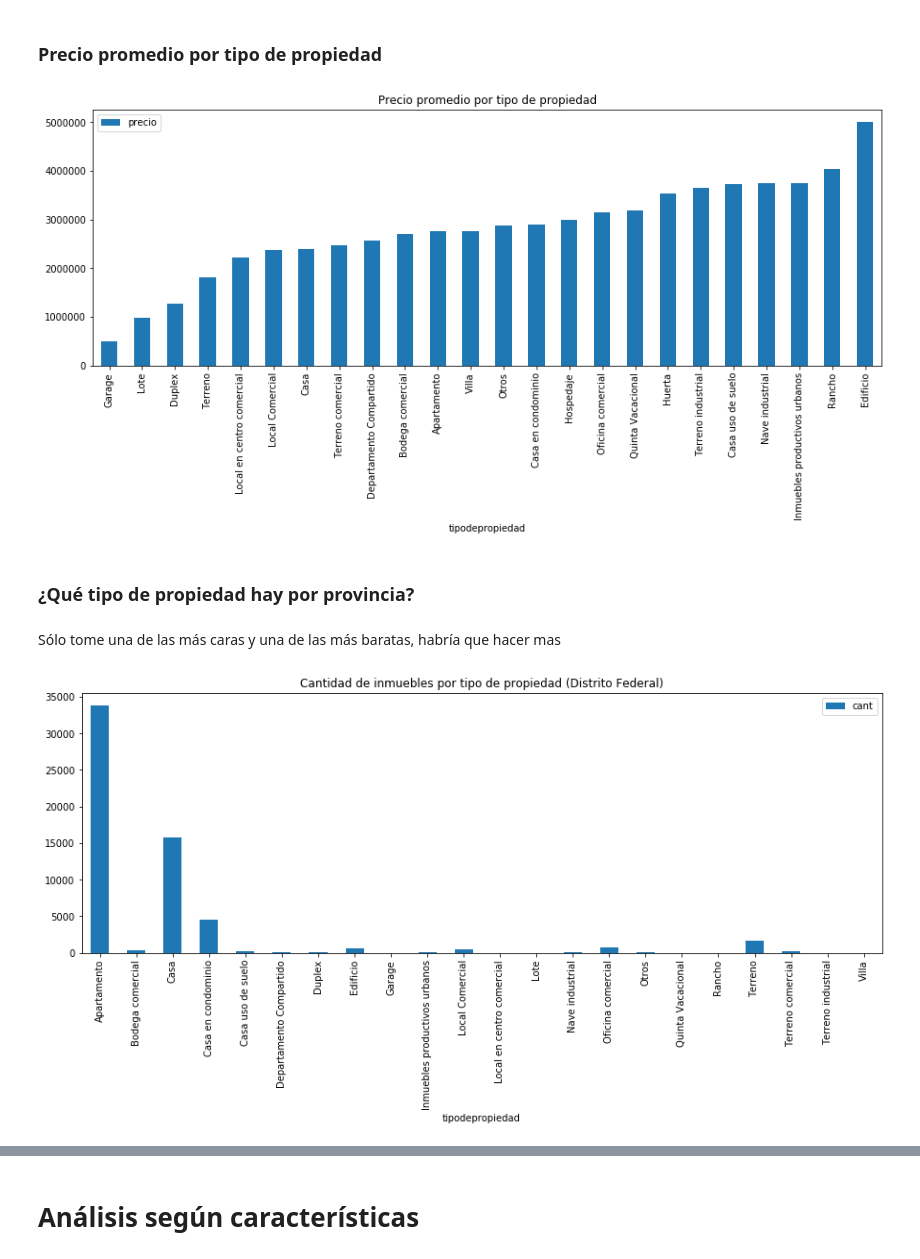
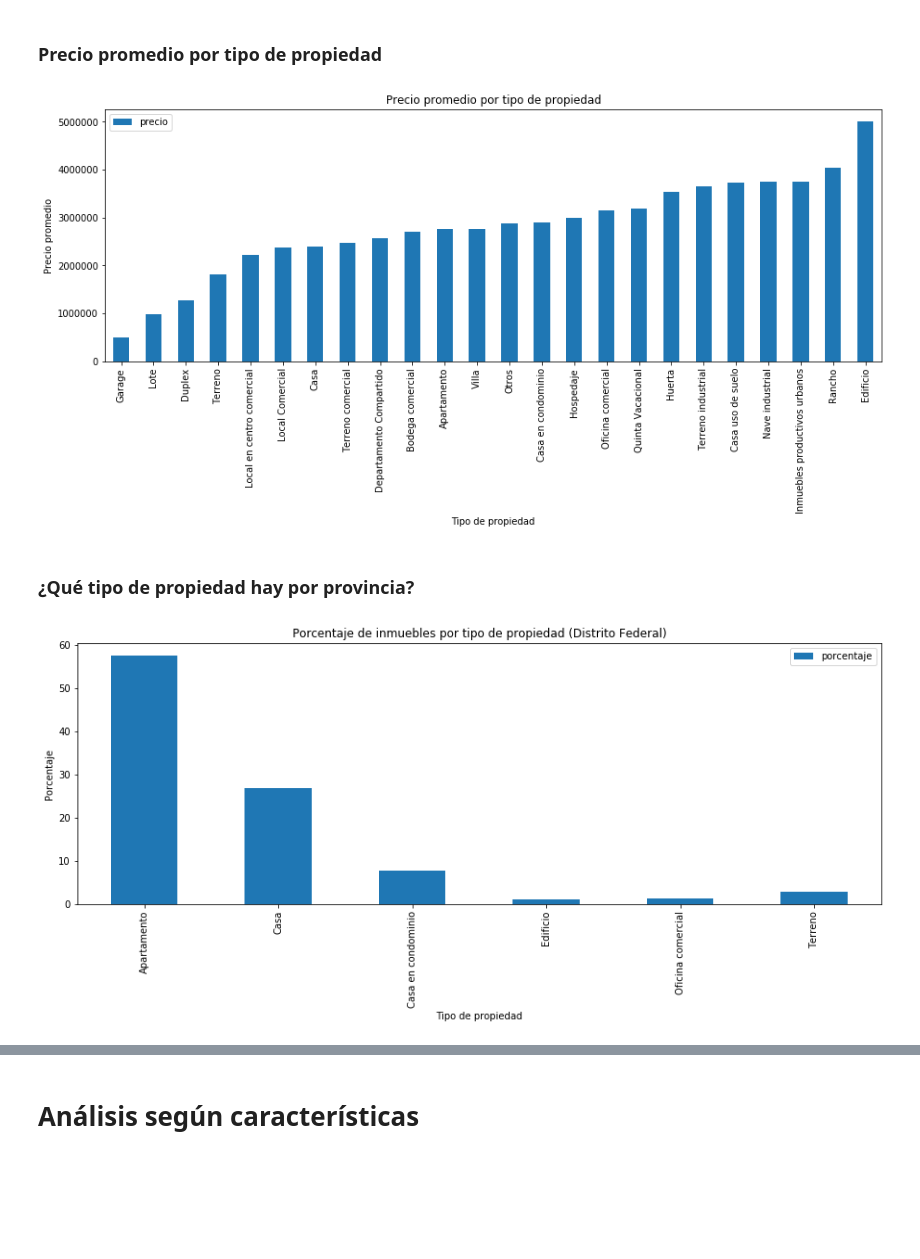
Before and after one commit to lautarofritz/TP1-Orga-de-Datos, a Jupyter notebook: TP1 Orga de Datos.ipynb, the cells around one changed output, grey strips where cells are left out. Saved outputs shown, nothing was run; the diff lists cells and outputs as text; code cells hidden in the pictures; blank space fills up the shorter version.

Commit message:
Cambios en la seccion de tipo de propiedad

```diff
--- a/TP1 Orga de Datos.ipynb
+++ b/TP1 Orga de Datos.ipynb
@@ -186,10 +205,12 @@ df.groupby('antiguedad').agg({'metrostotales':'mean'}).plot(grid=True, figsize=(
 ### Precio promedio por tipo de propiedad
 # %%
 #precio promedio por tipo de propiedad
-df.groupby('tipodepropiedad').agg({'precio':'mean'}).sort_values('precio').plot(kind='bar', figsize=(15,5),\
-                                                                        title='Precio promedio por tipo de propiedad');
+g = df.groupby('tipodepropiedad').agg({'precio':'mean'}).sort_values('precio').plot(kind='bar', figsize=(15,5),\
+                                                                        title='Precio promedio por tipo de propiedad')
+g.set_ylabel('Precio promedio')
+g.set_xlabel('Tipo de propiedad');
 # %% [output]
-[figure, old version]
+[figure, new version]
 # %% [markdown]
 ### ¿Qué tipo de propiedad hay por provincia?
 # %%
@@ -199,11 +220,14 @@ df.groupby('tipodepropiedad').agg({'precio':'mean'}).sort_values('precio').plot(
 #por tamaño, amenities, etc
 df4 = df.groupby(['provincia','tipodepropiedad']).agg({'tipodepropiedad':'count'}).rename(columns={'tipodepropiedad':'cant'})
 df4 = df4.reset_index()
-# %% [markdown]
-Sólo tome una de las más caras y una de las más baratas, habría que hacer mas
 # %%
 df5 = df4.loc[df4['provincia'] == 'Distrito Federal']
 df5 = df5.set_index('tipodepropiedad')
-df5.plot(kind='bar', figsize=(15,5), title='Cantidad de inmuebles por tipo de propiedad (Distrito Federal)');
+df5['porcentaje'] = (df5['cant'] / df5['cant'].sum()) * 100
+df5 = df5.loc[df5['porcentaje'] > 1]
+df5 = df5.drop(columns=['cant'])
+g = df5.plot(kind='bar', figsize=(15,5), title='Porcentaje de inmuebles por tipo de propiedad (Distrito Federal)')
+g.set_ylabel('Porcentaje')
+g.set_xlabel('Tipo de propiedad');
 # %% [output]
-[figure, old version]
+[figure, new version]
```
Also changed, not shown: parts of 15 cells of this notebook.
